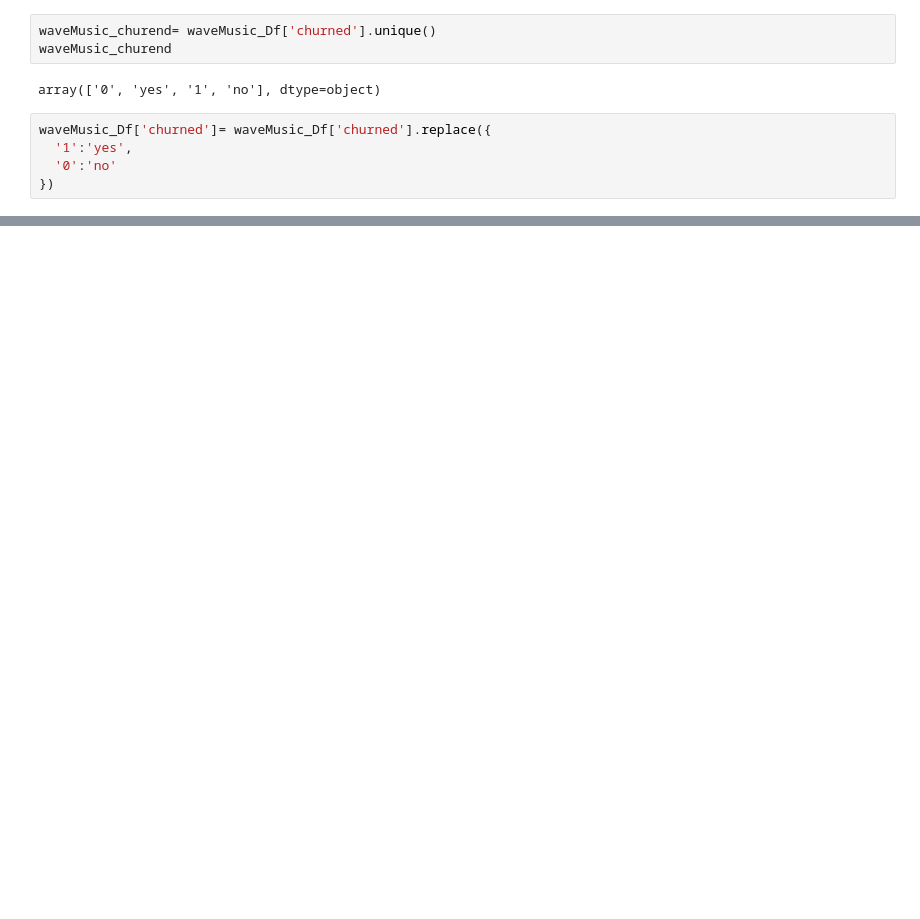
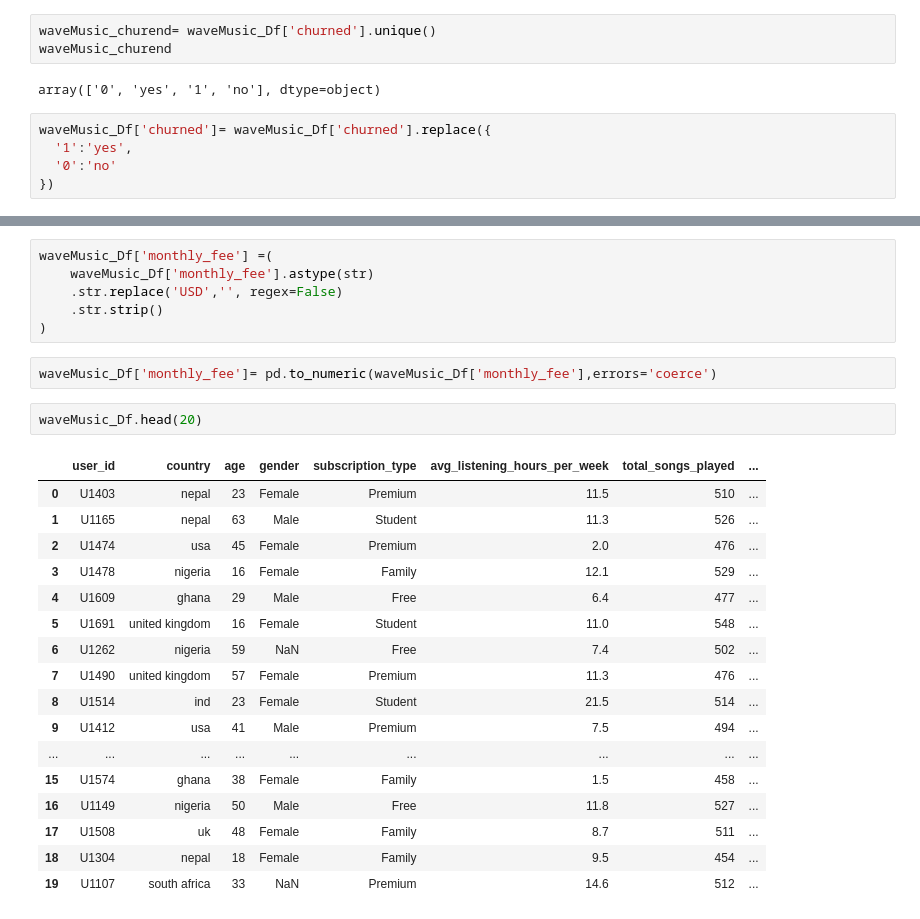
Before and after one commit to mirajgansi/IoA_Autum_sprint, a Jupyter notebook: notebook/data_wave.ipynb, the cells around one changed output, grey strips where cells are left out. Saved outputs shown, nothing was run; the diff lists cells and outputs as text; blank space fills up the shorter version.

```diff
--- a/notebook/data_wave.ipynb
+++ b/notebook/data_wave.ipynb
@@ -245,0 +320,28 @@ memory usage: 76.0+ KB
+# %%
+waveMusic_Df['monthly_fee'] =(
+    waveMusic_Df['monthly_fee'].astype(str)
+    .str.replace('USD','', regex=False)
+    .str.strip()
+)
+# %%
+waveMusic_Df['monthly_fee']= pd.to_numeric(waveMusic_Df['monthly_fee'],errors='coerce')
+# %%
+waveMusic_Df.head(20)
+# %% [output]
+|  | user_id | country | age | gender | subscription_type | avg_listening_hours_per_week | total_songs_played | ... |
+| 0 | U1403 | nepal | 23 | Female | Premium | 11.5 | 510 | ... |
+| 1 | U1165 | nepal | 63 | Male | Student | 11.3 | 526 | ... |
+| 2 | U1474 | usa | 45 | Female | Premium | 2.0 | 476 | ... |
+| 3 | U1478 | nigeria | 16 | Female | Family | 12.1 | 529 | ... |
+| 4 | U1609 | ghana | 29 | Male | Free | 6.4 | 477 | ... |
+| 5 | U1691 | united kingdom | 16 | Female | Student | 11.0 | 548 | ... |
+| 6 | U1262 | nigeria | 59 | NaN | Free | 7.4 | 502 | ... |
+| 7 | U1490 | united kingdom | 57 | Female | Premium | 11.3 | 476 | ... |
+| 8 | U1514 | ind | 23 | Female | Student | 21.5 | 514 | ... |
+| 9 | U1412 | usa | 41 | Male | Premium | 7.5 | 494 | ... |
+| ... | ... | ... | ... | ... | ... | ... | ... | ... |
+| 15 | U1574 | ghana | 38 | Female | Family | 1.5 | 458 | ... |
+| 16 | U1149 | nigeria | 50 | Male | Free | 11.8 | 527 | ... |
+| 17 | U1508 | uk | 48 | Female | Family | 8.7 | 511 | ... |
+| 18 | U1304 | nepal | 18 | Female | Family | 9.5 | 454 | ... |
+| 19 | U1107 | south africa | 33 | NaN | Premium | 14.6 | 512 | ... |
```
Also changed, not shown: parts of 18 cells of this notebook.
